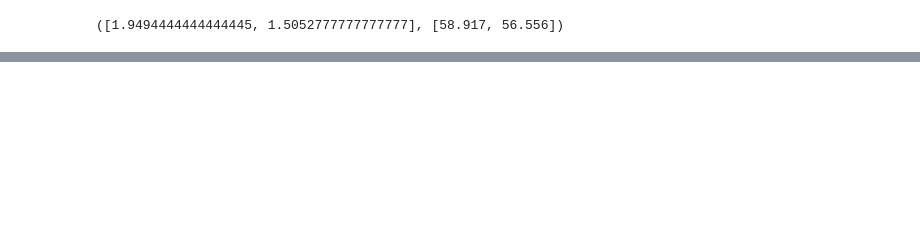
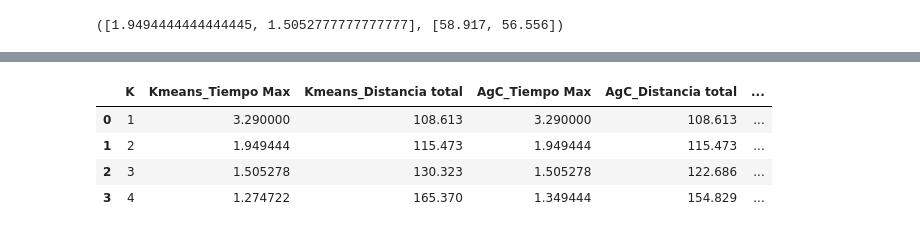
Before and after one commit to LaloHGz/CarpoolingRouteOptimizer, a Jupyter notebook: routegenerator.ipynb, the cells around one changed output, grey strips where cells are left out. Cells and saved outputs as stored; diff of their text form; code cells hidden in the pictures; blank space fills up the shorter version.

```diff
--- a/routegenerator.ipynb
+++ b/routegenerator.ipynb
@@ -269,0 +604,14 @@ routesGenerator(1,2,2)
+# %%
+    #Lee el archivo
+df=pd.DataFrame(pd.read_csv('coords.csv'))
+
+    #crea la información de las rutas
+dfrutasdata= routesData(df, 5)
+# %%
+dfrutasdata
+# %% [output]
+|  | K | Kmeans_Tiempo Max | Kmeans_Distancia total | AgC_Tiempo Max | AgC_Distancia total | ... |
+| 0 | 1 | 3.290000 | 108.613 | 3.290000 | 108.613 | ... |
+| 1 | 2 | 1.949444 | 115.473 | 1.949444 | 115.473 | ... |
+| 2 | 3 | 1.505278 | 130.323 | 1.505278 | 122.686 | ... |
+| 3 | 4 | 1.274722 | 165.370 | 1.349444 | 154.829 | ... |
```
Also changed, not shown: parts of 19 cells of this notebook, 1 other file.
